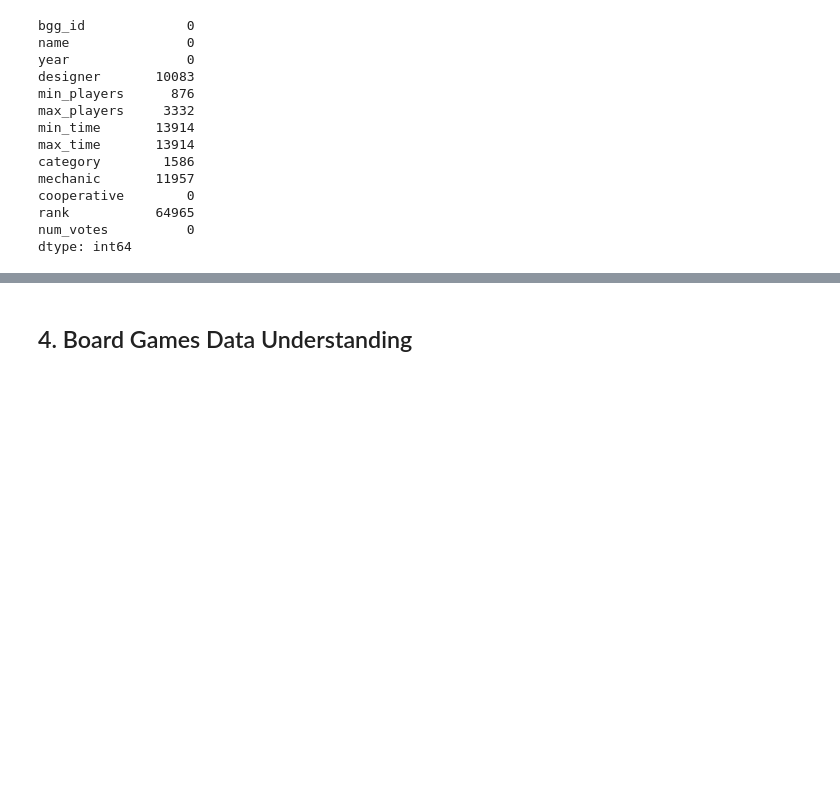
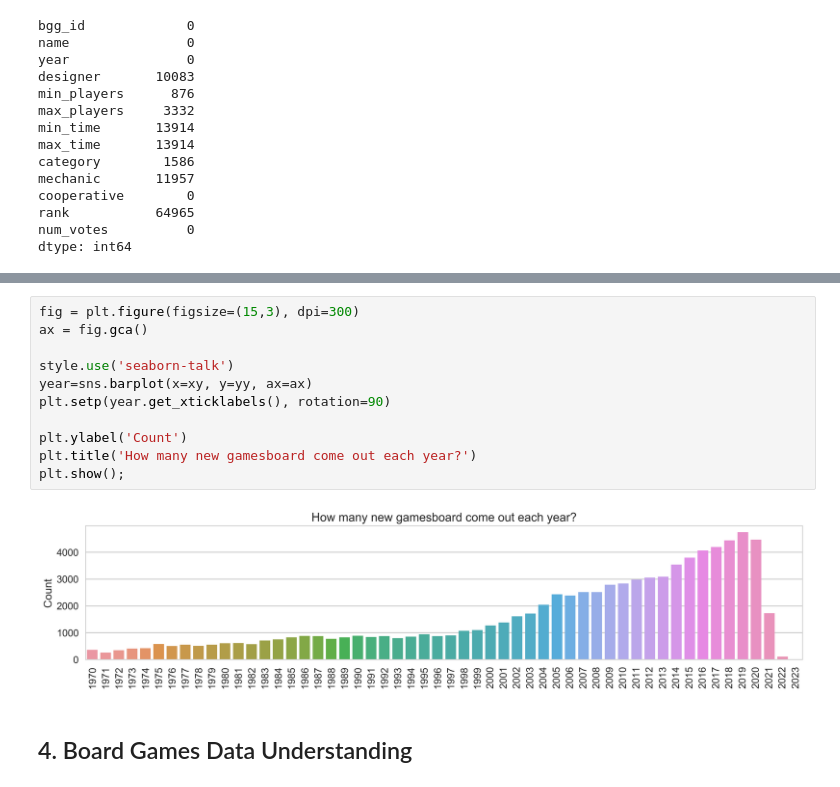
Before and after one commit to LourdesRodriguez/recommender_system, a Jupyter notebook: 2_Data_Understanding.ipynb, the cells around one changed output, grey strips where cells are left out. Cells and saved outputs as stored; diff of their text form; blank space fills up the shorter version.

```diff
--- a/2_Data_Understanding.ipynb
+++ b/2_Data_Understanding.ipynb
@@ -429,3 +459,16 @@ memory usage: 11.1+ MB
+# %%
+fig = plt.figure(figsize=(15,3), dpi=300)
+ax = fig.gca()
+
+style.use('seaborn-talk')
+year=sns.barplot(x=xy, y=yy, ax=ax)
+plt.setp(year.get_xticklabels(), rotation=90)
+
+plt.ylabel('Count')
+plt.title('How many new gamesboard come out each year?')
+plt.show();
+# %% [output]
+[figure, added]
 # %% [markdown]
 <a id="udu"></a>
 
```
Also changed, not shown: parts of 12 cells of this notebook.
